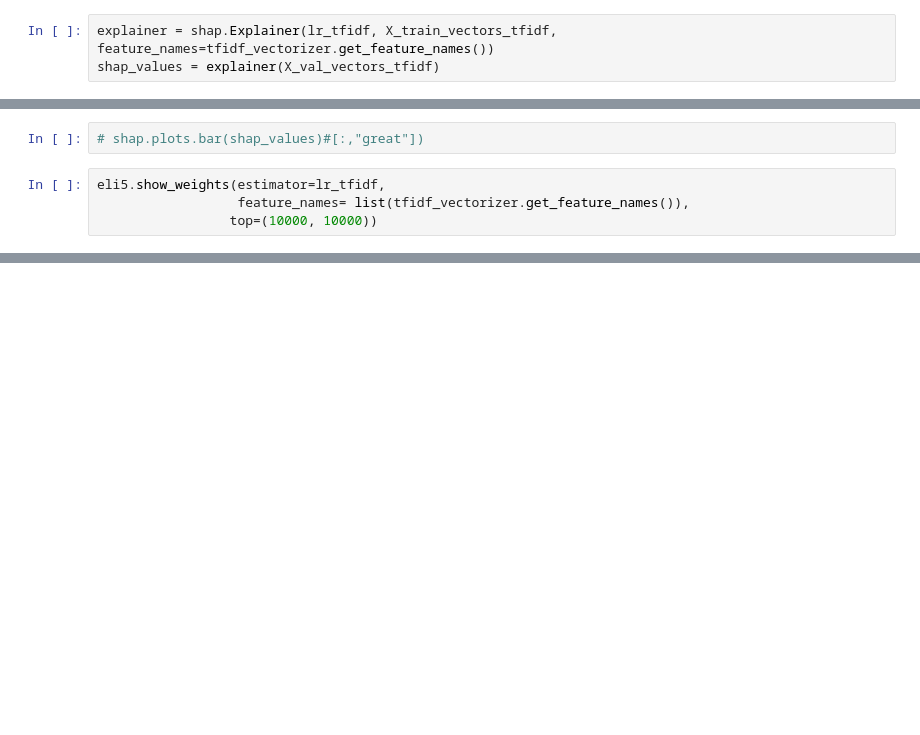
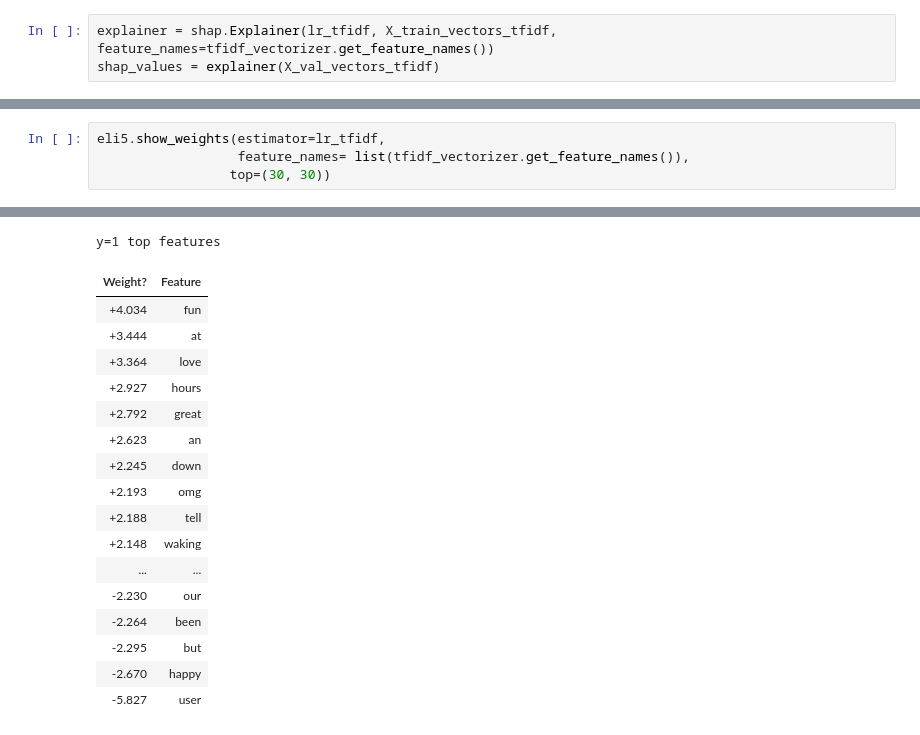
Before and after one commit to mgjenero/FER-TAR, a Jupyter notebook: models/logistic_regression_task_a.ipynb, the cells around one changed output, grey strips where cells are left out. Drawn from its saved outputs; the diff is of its cells as text; blank space fills up the shorter version.

```diff
--- a/models/logistic_regression_task_a.ipynb
+++ b/models/logistic_regression_task_a.ipynb
@@ -132,7 +121,5 @@ shap.plots.waterfall(shap_values[index])
-# %%
-# shap.plots.bar(shap_values)#[:,"great"])
 # %%
 eli5.show_weights(estimator=lr_tfidf,
                   feature_names= list(tfidf_vectorizer.get_feature_names()),
-                 top=(10000, 10000))
+                 top=(30, 30))
 # %% [output]
@@ -139,0 +126,18 @@ eli5.show_weights(estimator=lr_tfidf,
+y=1 top features
+| Weight? | Feature |
+| +4.034 | fun |
+| +3.444 | at |
+| +3.364 | love |
+| +2.927 | hours |
+| +2.792 | great |
+| +2.623 | an |
+| +2.245 | down |
+| +2.193 | omg |
+| +2.188 | tell |
+| +2.148 | waking |
+| ... | ... |
+| -2.230 | our |
+| -2.264 | been |
+| -2.295 | but |
+| -2.670 | happy |
+| -5.827 | user |
```
Also changed, not shown: parts of 13 cells of this notebook.
